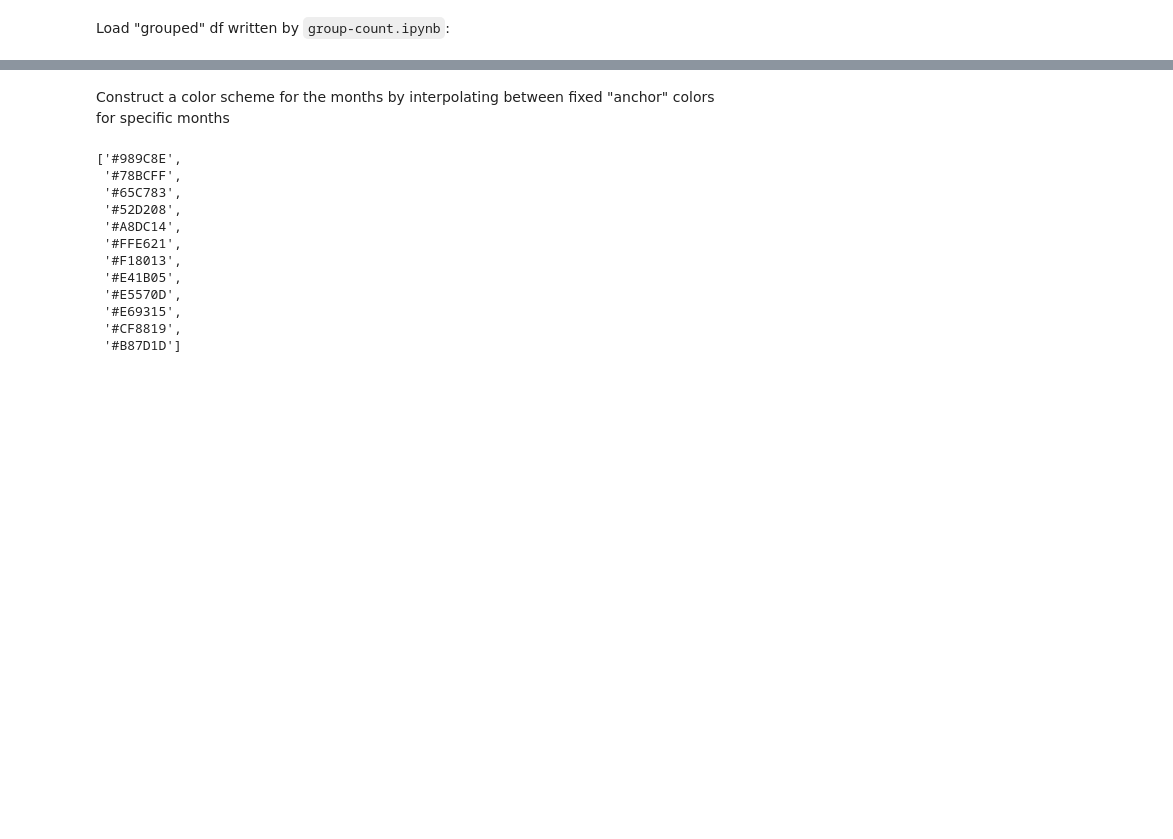
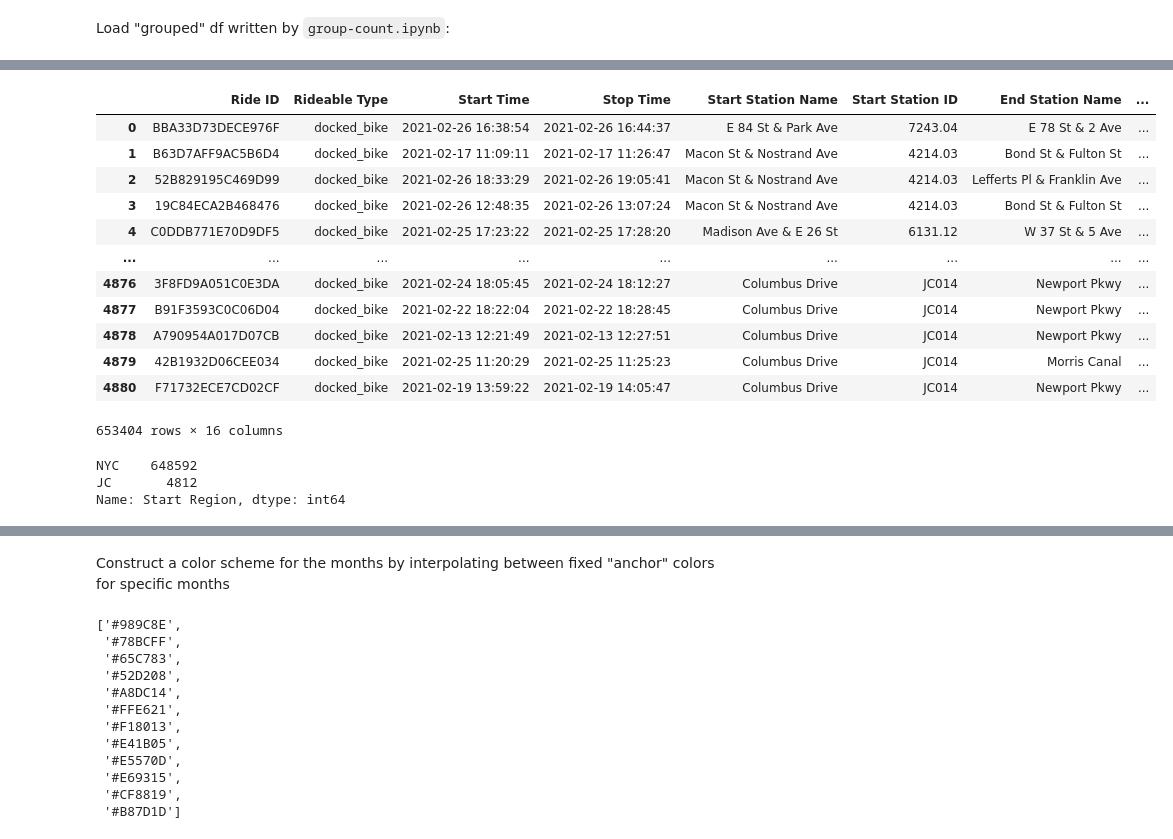
Before and after one commit to neighbor-ryan/ctbk.dev, a Jupyter notebook: analyze.ipynb, the cells around one changed output, grey strips where cells are left out. Drawn from its saved outputs; the diff is of its cells as text; code cells hidden in the pictures; blank space fills up the shorter version.

Commit message:
split JC/HB regions, move to temporary normalized2/aggregated2 data

```diff
--- a/analyze.ipynb
+++ b/analyze.ipynb
@@ -13,0 +64,23 @@ Wall time: 249 ms
+# %%
+n = read_parquet('s3://ctbk/normalized2/202102.parquet')
+n
+# %% [output]
+|  | Ride ID | Rideable Type | Start Time | Stop Time | Start Station Name | Start Station ID | End Station Name | ... |
+| 0 | BBA33D73DECE976F | docked_bike | 2021-02-26 16:38:54 | 2021-02-26 16:44:37 | E 84 St & Park Ave | 7243.04 | E 78 St & 2 Ave | ... |
+| 1 | B63D7AFF9AC5B6D4 | docked_bike | 2021-02-17 11:09:11 | 2021-02-17 11:26:47 | Macon St & Nostrand Ave | 4214.03 | Bond St & Fulton St | ... |
+| 2 | 52B829195C469D99 | docked_bike | 2021-02-26 18:33:29 | 2021-02-26 19:05:41 | Macon St & Nostrand Ave | 4214.03 | Lefferts Pl & Franklin Ave | ... |
+| 3 | 19C84ECA2B468476 | docked_bike | 2021-02-26 12:48:35 | 2021-02-26 13:07:24 | Macon St & Nostrand Ave | 4214.03 | Bond St & Fulton St | ... |
+| 4 | C0DDB771E70D9DF5 | docked_bike | 2021-02-25 17:23:22 | 2021-02-25 17:28:20 | Madison Ave & E 26 St | 6131.12 | W 37 St & 5 Ave | ... |
+| ... | ... | ... | ... | ... | ... | ... | ... | ... |
+| 4876 | 3F8FD9A051C0E3DA | docked_bike | 2021-02-24 18:05:45 | 2021-02-24 18:12:27 | Columbus Drive | JC014 | Newport Pkwy | ... |
+| 4877 | B91F3593C0C06D04 | docked_bike | 2021-02-22 18:22:04 | 2021-02-22 18:28:45 | Columbus Drive | JC014 | Newport Pkwy | ... |
+| 4878 | A790954A017D07CB | docked_bike | 2021-02-13 12:21:49 | 2021-02-13 12:27:51 | Columbus Drive | JC014 | Newport Pkwy | ... |
+| 4879 | 42B1932D06CEE034 | docked_bike | 2021-02-25 11:20:29 | 2021-02-25 11:25:23 | Columbus Drive | JC014 | Morris Canal | ... |
+| 4880 | F71732ECE7CD02CF | docked_bike | 2021-02-19 13:59:22 | 2021-02-19 14:05:47 | Columbus Drive | JC014 | Newport Pkwy | ... |
+653404 rows × 16 columns
+# %%
+n['Start Region'].value_counts()
+# %% [output]
+NYC    648592
+JC       4812
+Name: Start Region, dtype: int64
```
Also changed, not shown: parts of 26 cells of this notebook, 4 other files.
